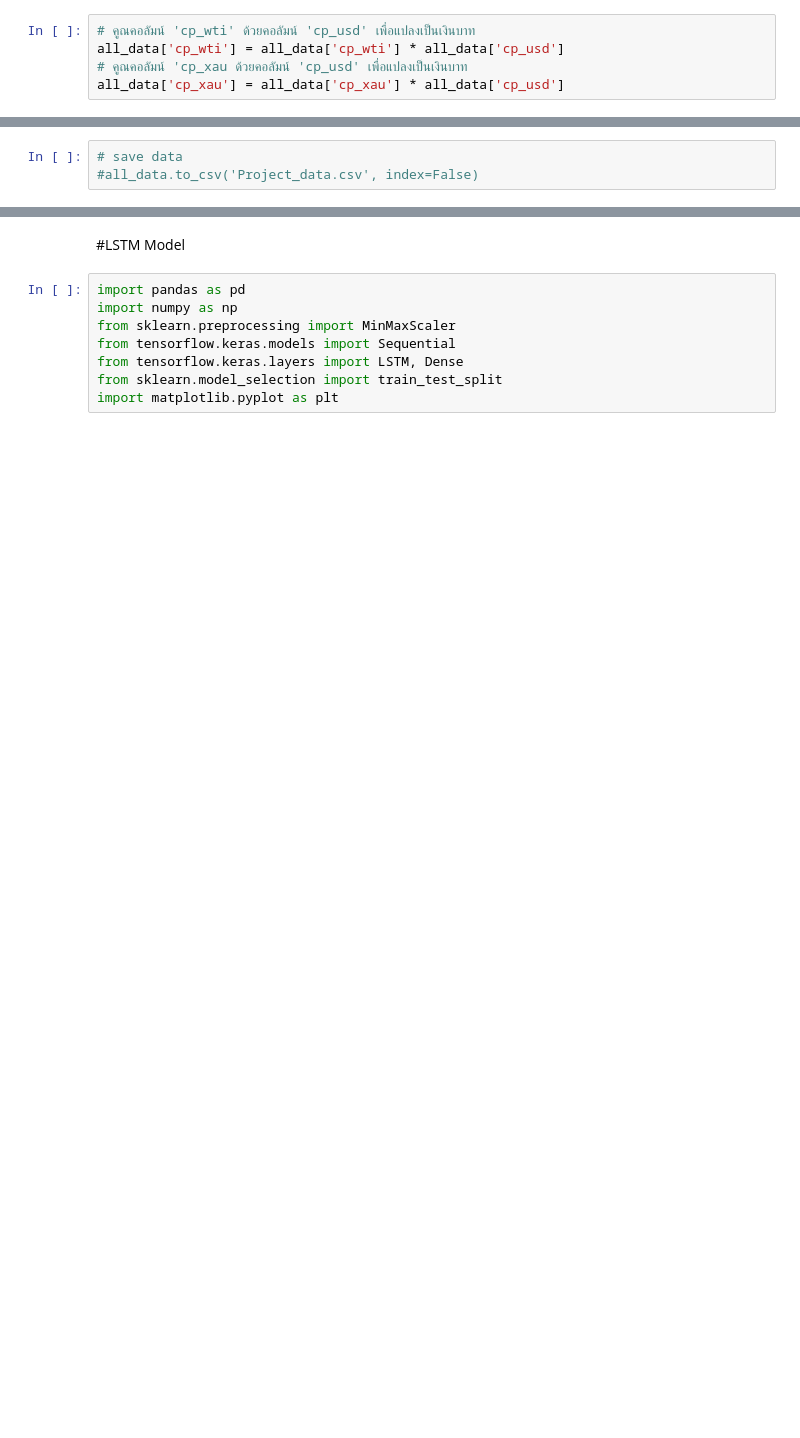
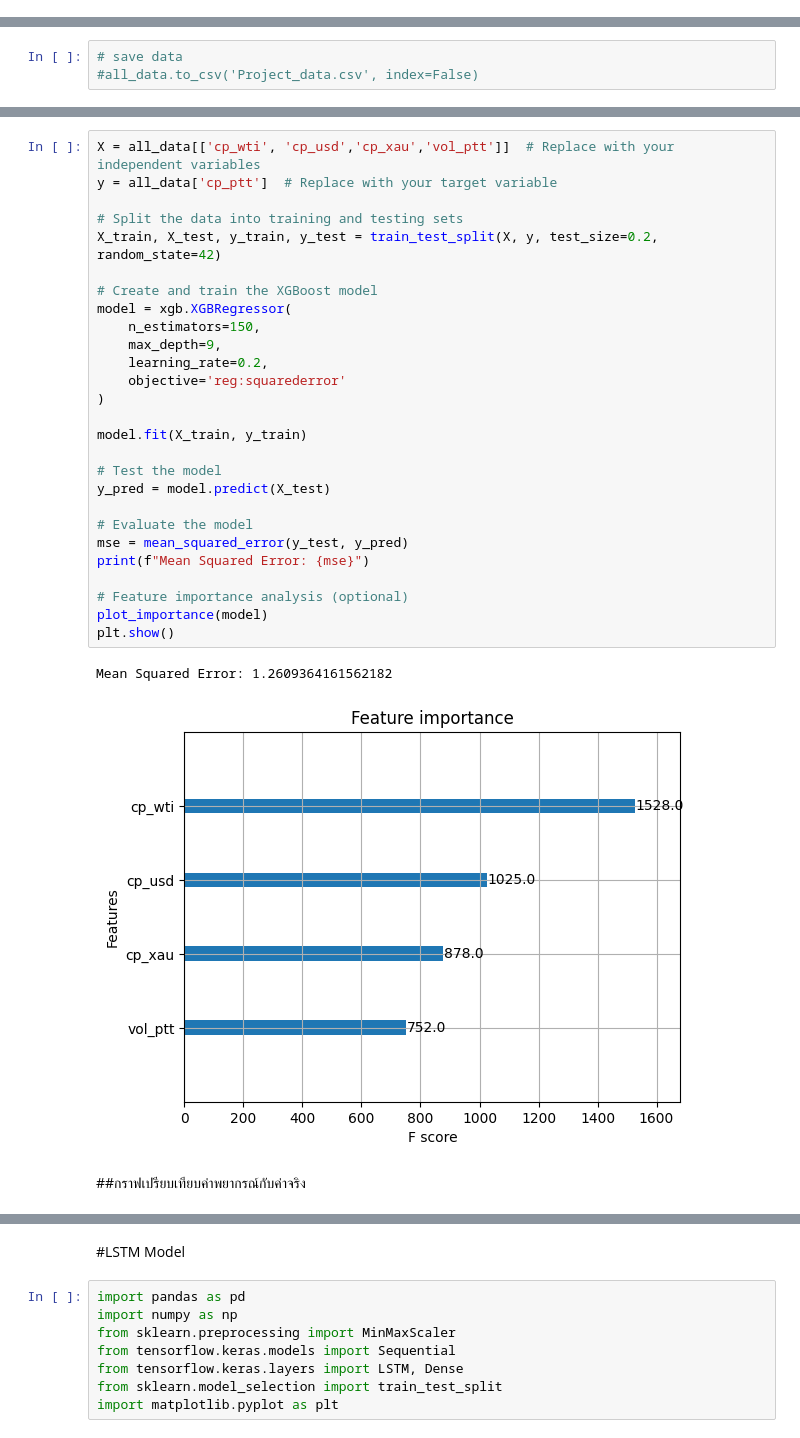
Before and after one commit to Suriya6744/Project, a Jupyter notebook: Model.ipynb, the cells around one changed output, grey strips where cells are left out. Saved outputs shown, nothing was run; the diff lists cells and outputs as text; blank space fills up the shorter version.

```diff
--- a/Model.ipynb
+++ b/Model.ipynb
@@ -582,8 +537,3 @@ Try using .loc[row_indexer,col_indexer] = value instead
 
 See the caveats in the documentation: https://pandas.pydata.org/pandas-docs/stable/user_guide/indexing.html#returning-a-view-versus-a-copy
   all_data['date'] = all_data['date'].str.replace('/', '-')
-# %%
-# คูณคอลัมน์ 'cp_wti' ด้วยคอลัมน์ 'cp_usd' เพื่อแปลงเป็นเงินบาท
-all_data['cp_wti'] = all_data['cp_wti'] * all_data['cp_usd']
-# คูณคอลัมน์ 'cp_xau ด้วยคอลัมน์ 'cp_usd' เพื่อแปลงเป็นเงินบาท
-all_data['cp_xau'] = all_data['cp_xau'] * all_data['cp_usd']
@@ -609,0 +628,32 @@ See the caveats in the documentation: https://pandas.pydata.org/pandas-docs/stab
+# %%
+X = all_data[['cp_wti',	'cp_usd','cp_xau','vol_ptt']]  # Replace with your independent variables
+y = all_data['cp_ptt']  # Replace with your target variable
+
+# Split the data into training and testing sets
+X_train, X_test, y_train, y_test = train_test_split(X, y, test_size=0.2, random_state=42)
+
+# Create and train the XGBoost model
+model = xgb.XGBRegressor(
+    n_estimators=150,
+    max_depth=9,
+    learning_rate=0.2,
+    objective='reg:squarederror'
+)
+
+model.fit(X_train, y_train)
+
+# Test the model
+y_pred = model.predict(X_test)
+
+# Evaluate the model
+mse = mean_squared_error(y_test, y_pred)
+print(f"Mean Squared Error: {mse}")
+
+# Feature importance analysis (optional)
+plot_importance(model)
+plt.show()
+# %% [output]
+Mean Squared Error: 1.2609364161562182
+[figure, added]
+# %% [markdown]
+##กราฟเปรียบเทียบค่าพยากรณ์กับค่าจริง
```
Also changed, not shown: parts of 100 cells of this notebook.
